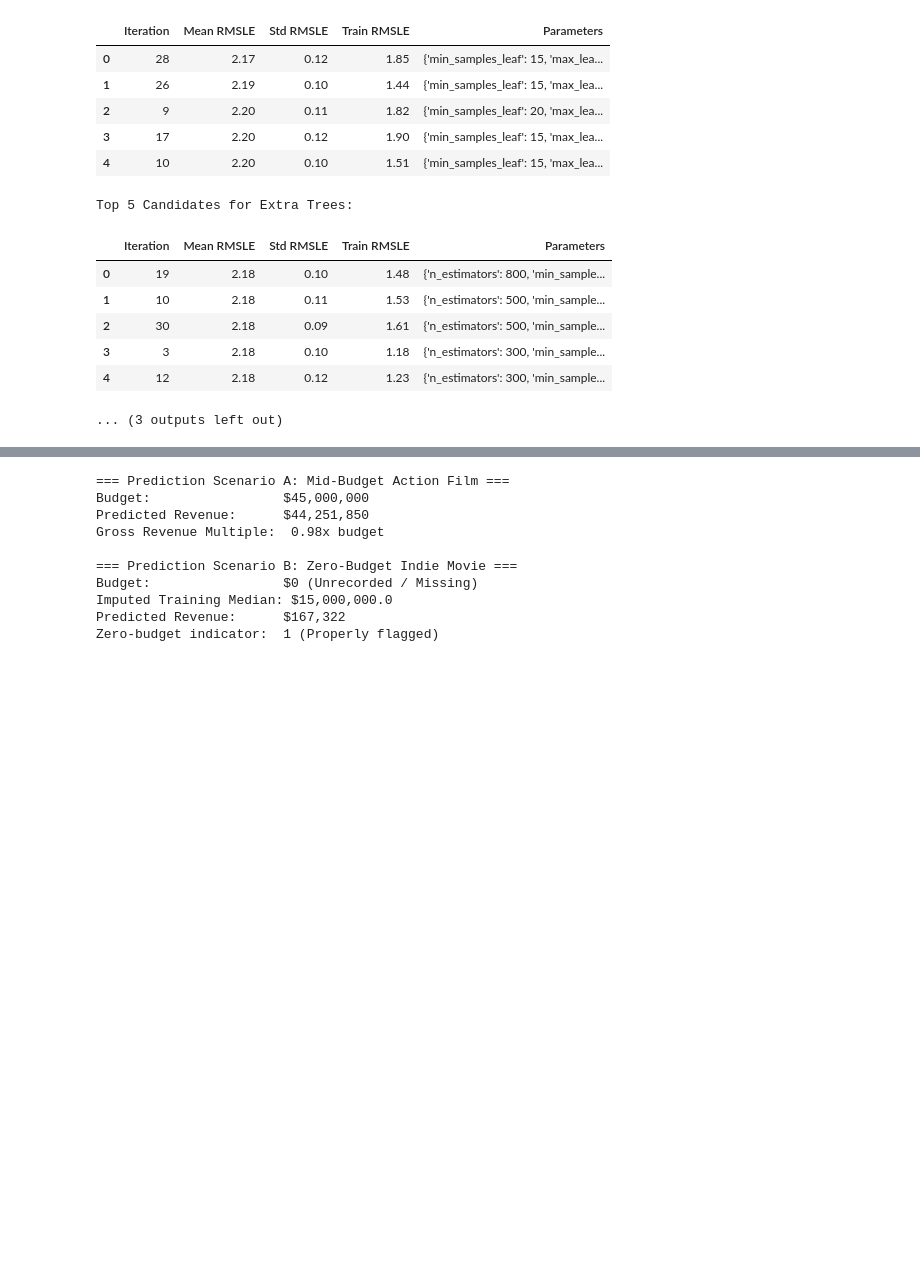
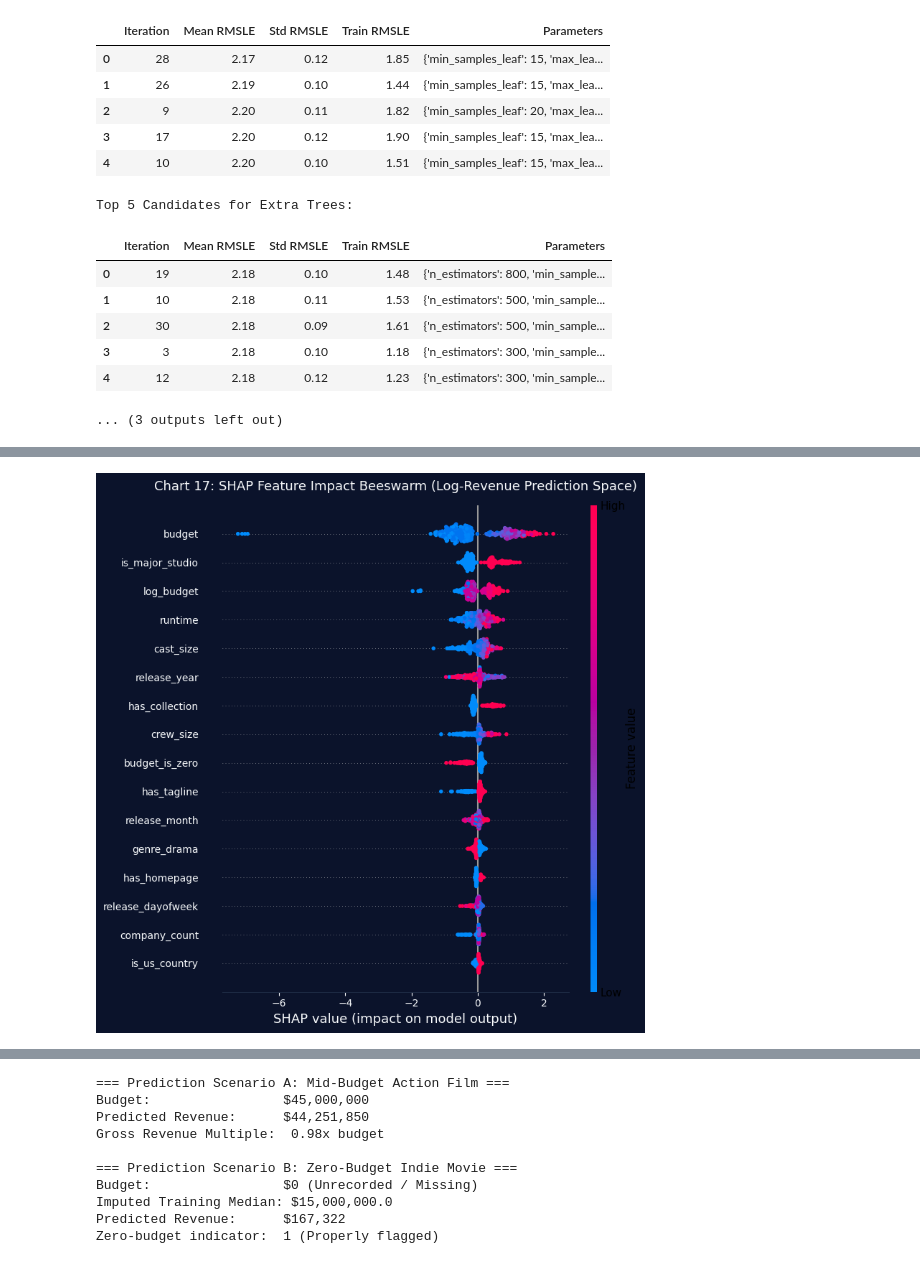
Before and after one commit to ArunodayGupta/IDSE_Project, a Jupyter notebook: notebooks/exploratory_analysis.ipynb, the cells around one changed output, grey strips where cells are left out. Cells and saved outputs as stored; diff of their text form; code cells hidden in the pictures; blank space fills up the shorter version.

```diff
--- a/notebooks/exploratory_analysis.ipynb
+++ b/notebooks/exploratory_analysis.ipynb
@@ -1731,0 +2539,85 @@ We implement `predict_movie_revenue()` directly in the notebook and test it on t
+# %%
+# -----------------------------------------------------------------------------
+# 3. SHAP Summary Beeswarm Plot & Top 15 Feature Ranking Table
+# -----------------------------------------------------------------------------
+print("Computing SHAP Values for Production Champion Pipeline (LightGBM)...")
+
+# Fit champion pipeline on full 80% train partition
+preproc_shap, _, _ = build_preprocessor(list(X_train.columns))
+champ_params = tuning_results[champion_key]["best_params"]
+champ_pipeline = Pipeline([
+    ("preprocessor", preproc_shap),
+    ("regressor", lgb.LGBMRegressor(subsample_freq=1, random_state=RANDOM_STATE, n_jobs=-1, verbose=-1, **champ_params))
+])
+champ_pipeline.fit(X_train, y_train_log)
+
+# Transform 80% train data
+preproc_fitted = champ_pipeline.named_steps["preprocessor"]
+X_train_trans = preproc_fitted.transform(X_train)
+clean_feat_names = [f.replace("num__", "").replace("cat__", "").replace("remainder__", "") for f in preproc_fitted.get_feature_names_out()]
+
+# Sample 350 representative records
+rng = np.random.RandomState(RANDOM_STATE)
+sample_idx = rng.choice(len(X_train), size=350, replace=False)
+X_shap_sample = X_train_trans[sample_idx]
+
+reg_fitted = champ_pipeline.named_steps["regressor"]
+tree_explainer = shap.TreeExplainer(reg_fitted)
+shap_values = tree_explainer.shap_values(X_shap_sample)
+
+# 1. SHAP Beeswarm Summary Plot
+plt.figure(figsize=(10, 6), facecolor="#0B132B")
+shap.summary_plot(
+    shap_values,
+    X_shap_sample,
+    feature_names=clean_feat_names,
+    max_display=16,
+    show=False,
+    color_bar=True
+)
+fig_curr = plt.gcf()
+fig_curr.patch.set_facecolor("#0B132B")
+ax_curr = plt.gca()
+ax_curr.set_facecolor("#0B132B")
+ax_curr.tick_params(colors="#F8FAFC", labelsize=10)
+ax_curr.xaxis.label.set_color("#F8FAFC")
+ax_curr.yaxis.label.set_color("#F8FAFC")
+for spine in ax_curr.spines.values():
+    spine.set_color("#1E2B44")
+plt.title("Chart 17: SHAP Feature Impact Beeswarm (Log-Revenue Prediction Space)", color="#F8FAFC", fontsize=13, pad=15)
+plt.tight_layout()
+plt.show()
+
+# 2. Top 15 Mean Absolute SHAP Ranking Table
+mean_abs_shap = np.mean(np.abs(shap_values), axis=0)
+top_15_indices = np.argsort(mean_abs_shap)[::-1][:15]
+
+shap_ranking_rows = []
+for rank, idx in enumerate(top_15_indices, 1):
+    shap_ranking_rows.append({
+        "Rank": rank,
+        "Feature Name": clean_feat_names[idx],
+        "Mean |SHAP| (Log Space)": round(float(mean_abs_shap[idx]), 4),
+        "Domain Category": "Budget & Scale" if "budget" in clean_feat_names[idx] else ("Studio & Franchise" if "studio" in clean_feat_names[idx] or "collection" in clean_feat_names[idx] else ("Talent" if "cast" in clean_feat_names[idx] or "crew" in clean_feat_names[idx] else "Temporal/Metadata"))
+    })
+
+shap_ranking_df = pd.DataFrame(shap_ranking_rows)
+print("\n=== Top 15 Predictive Features Ranked by Mean Absolute SHAP Impact ===")
+display(shap_ranking_df)
+
+# Interactive Bar Chart of Top 15 SHAP Values
+fig_shap_bar = go.Figure()
+fig_shap_bar.add_trace(go.Bar(
+    y=shap_ranking_df["Feature Name"][::-1],
+    x=shap_ranking_df["Mean |SHAP| (Log Space)"][::-1],
+    orientation="h",
+    marker=dict(color="#00D2FF", line=dict(color="#1E2B44", width=1)),
+    hovertemplate="<b>%{y}</b><br>Mean |SHAP|: %{x:.4f}<extra></extra>"
+))
+fig_shap_bar.update_layout(
+    title="Chart 18: Top 15 Features by Mean Absolute SHAP Impact (Log-Revenue Prediction Space)",
+    xaxis_title="Mean Absolute SHAP Value",
+    height=450
+)
+fig_shap_bar.show()
+# %% [output]
@@ -1731,0 +2625 @@ We implement `predict_movie_revenue()` directly in the notebook and test it on t
+[figure, added]
```
Also changed, not shown: parts of 29 cells of this notebook, 7 other files.
